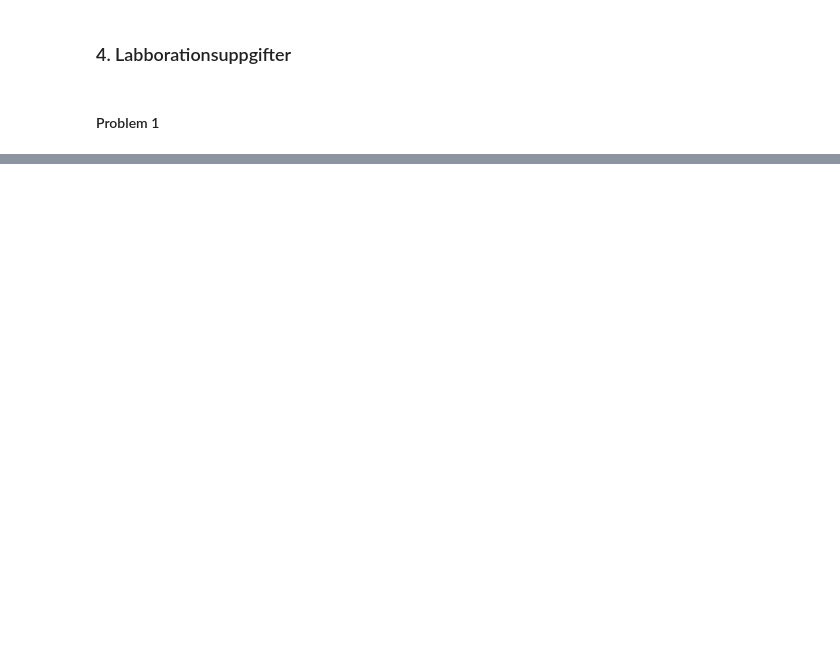
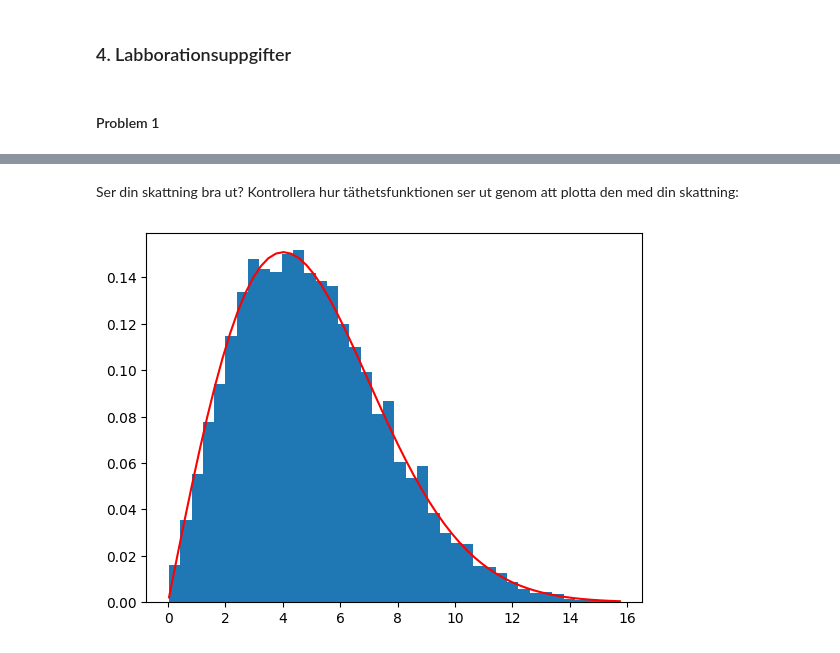
Before and after one commit to GGisMee/Sanstat-SF1918-laborationer, a Jupyter notebook: Labb2/l2.ipynb, the cells around one changed output, grey strips where cells are left out. Saved outputs shown, nothing was run; the diff lists cells and outputs as text; code cells hidden in the pictures; blank space fills up the shorter version.

```diff
--- a/Labb2/l2.ipynb
+++ b/Labb2/l2.ipynb
@@ -84,0 +156,16 @@ plt.show()
+# %% [markdown]
+Ser din skattning bra ut? Kontrollera hur täthetsfunktionen ser ut genom
+att plotta den med din skattning:
+# %%
+## Problem 2: Maximum likelihood, minsta kvadrat (forts.)
+# Skapa figur.
+plt.figure()
+# Visa histogrammet.
+plt.hist(x, 40, density=True)
+# Plotta täthetsfunktionen för den skattade parametern.
+x_grid = np.linspace(np.min(x), np.max(x), 60)
+pdf = stats.rayleigh.pdf(x_grid, scale=est_ml)
+plt.plot(x_grid, pdf, 'r')
+plt.show()
+# %% [output]
+[figure, added]
```
Also changed, not shown: parts of 21 cells of this notebook, 2 other files.
